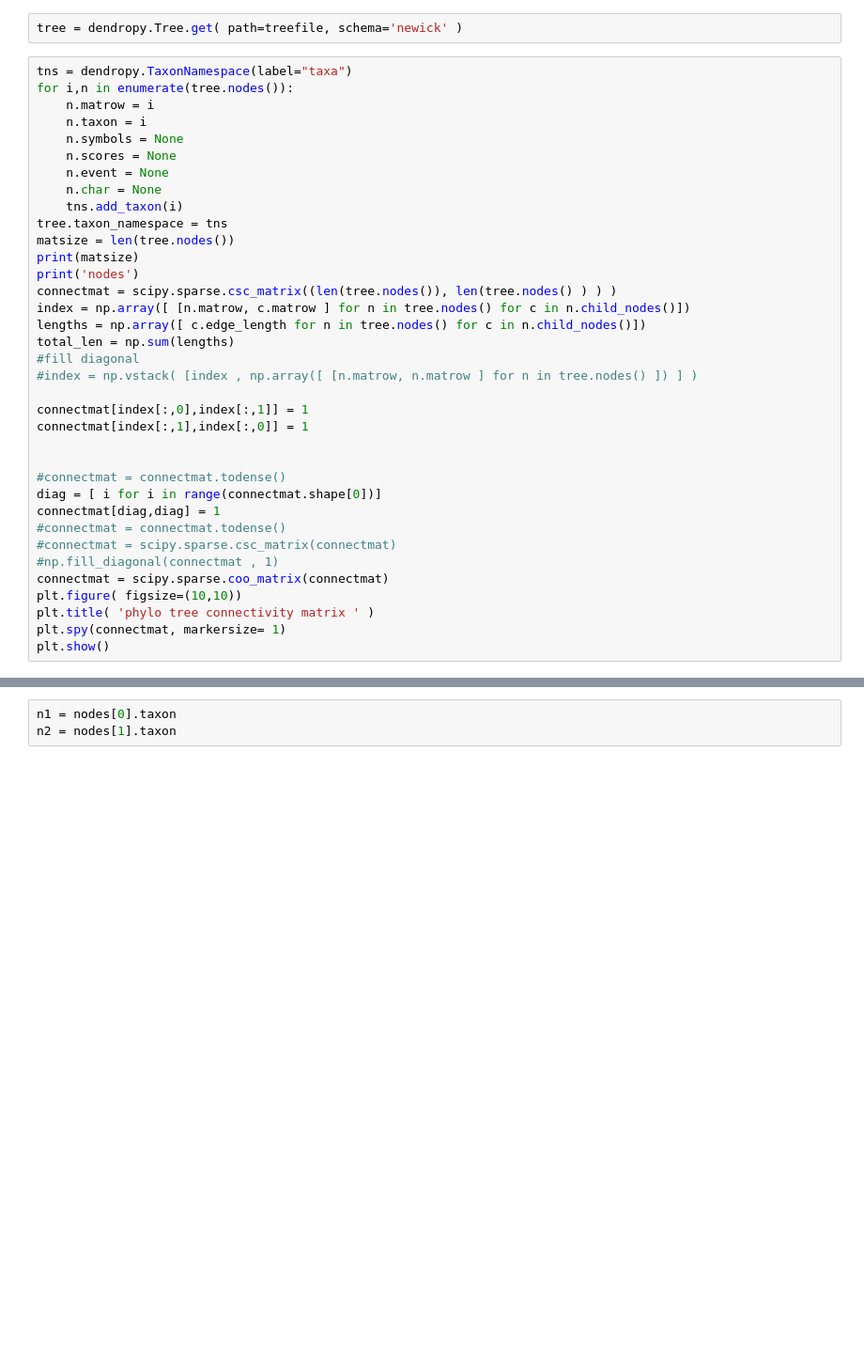
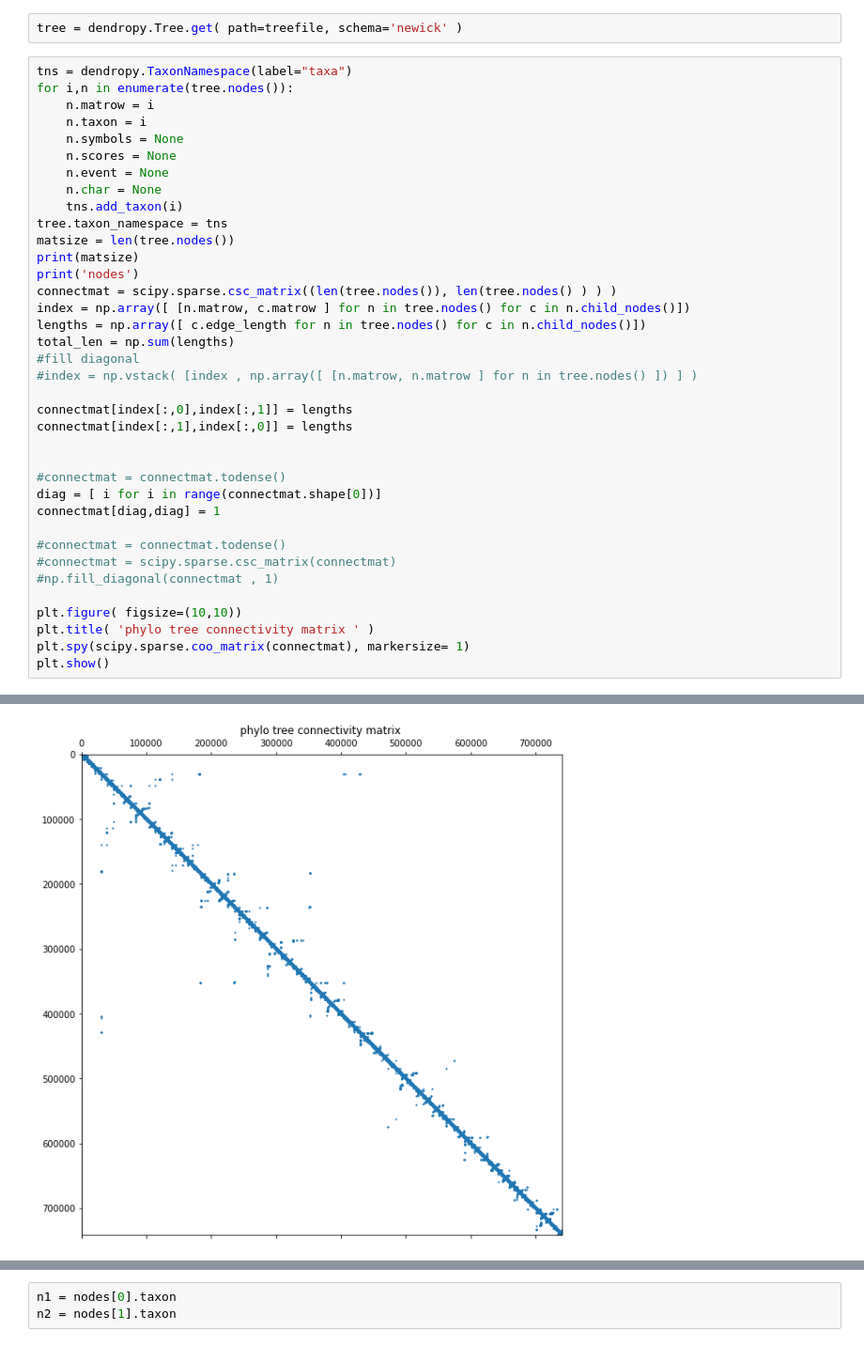
Before and after one commit to DessimozLab/CoronaCoev, a Jupyter notebook: mutation_tree.ipynb, the cells around one changed output, grey strips where cells are left out. Shown at 94% size. Drawn from its saved outputs; the diff is of its cells as text; blank space fills up the shorter version.

```diff
--- a/mutation_tree.ipynb
+++ b/mutation_tree.ipynb
@@ -80,18 +80,20 @@ total_len = np.sum(lengths)
 #fill diagonal
 #index = np.vstack( [index , np.array([ [n.matrow, n.matrow ] for n in tree.nodes() ]) ] )
 
-connectmat[index[:,0],index[:,1]] = 1
-connectmat[index[:,1],index[:,0]] = 1
+connectmat[index[:,0],index[:,1]] = lengths
+connectmat[index[:,1],index[:,0]] = lengths
 
 
 #connectmat = connectmat.todense()
 diag = [ i for i in range(connectmat.shape[0])]
 connectmat[diag,diag] = 1
+
 #connectmat = connectmat.todense()
 #connectmat = scipy.sparse.csc_matrix(connectmat)
 #np.fill_diagonal(connectmat , 1)
-connectmat = scipy.sparse.coo_matrix(connectmat)
+
 plt.figure( figsize=(10,10))
 plt.title( 'phylo tree connectivity matrix ' )
-plt.spy(connectmat, markersize= 1)
+plt.spy(scipy.sparse.coo_matrix(connectmat), markersize= 1)
 plt.show()
+# %% [output]
@@ -98,3 +102,4 @@ plt.show()
+[figure, added]
 # %%
 nucleotide_mutation = None
 AA_mutation = None
```
Also changed, not shown: parts of 7 cells of this notebook.
